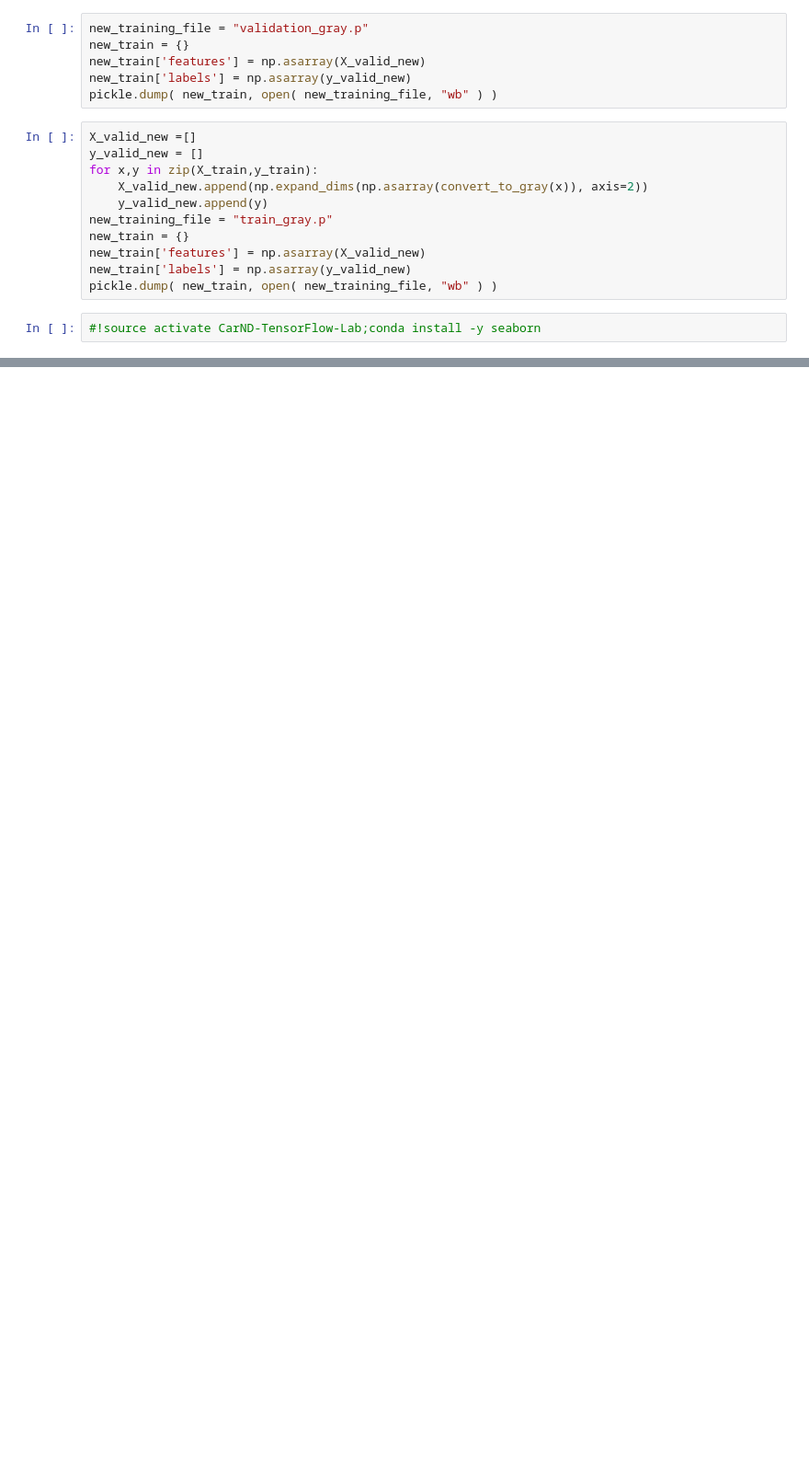
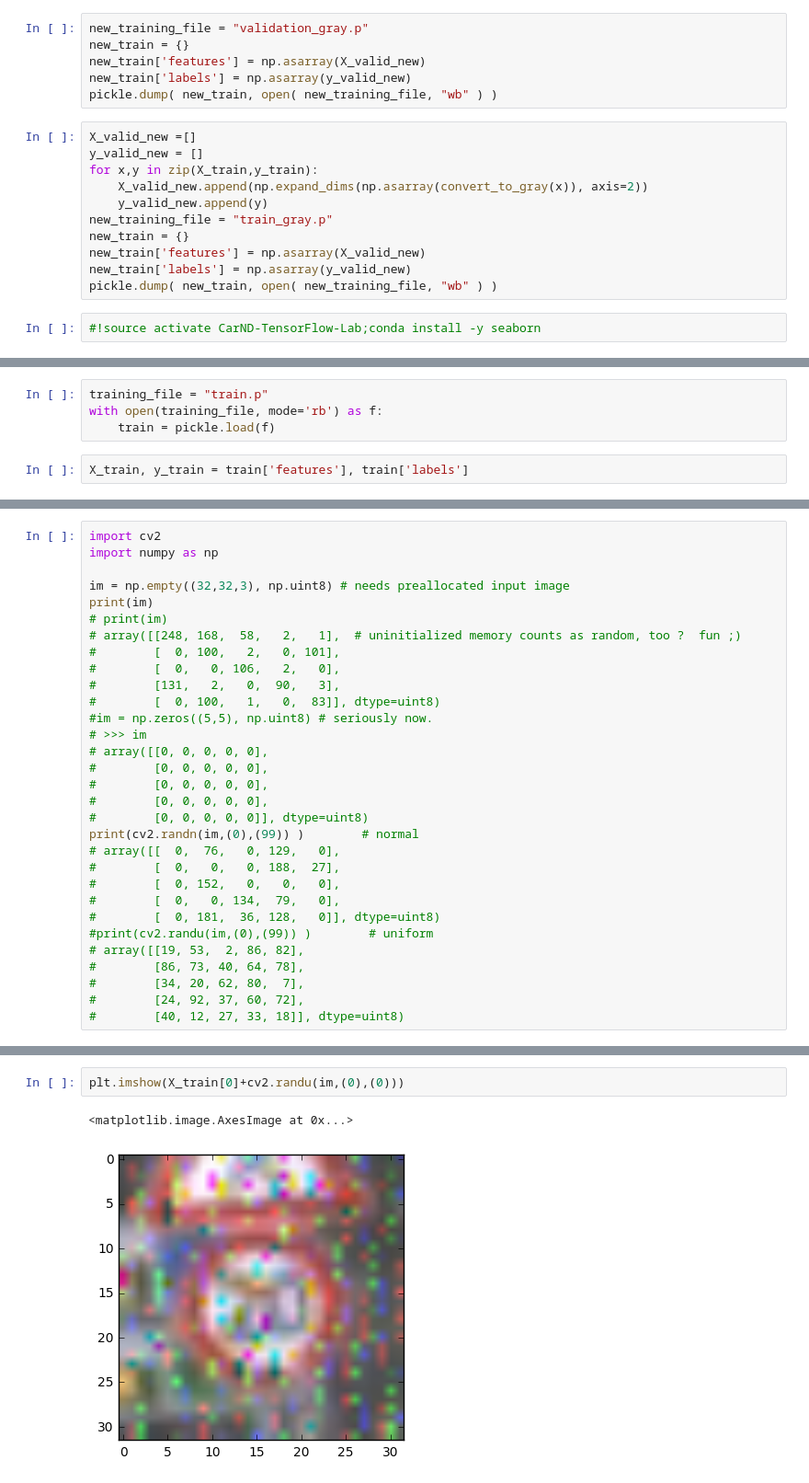
Before and after one commit to girishsk/CarND-Traffic-Sign-Classifier-Project, a Jupyter notebook: Data_processing.ipynb, the cells around one changed output, grey strips where cells are left out. Shown at 92% size. Drawn from its saved outputs; the diff is of its cells as text; blank space fills up the shorter version.

```diff
--- a/Data_processing.ipynb
+++ b/Data_processing.ipynb
@@ -99,0 +170,6 @@ def PCA_whitening(X):
+# %%
+training_file = "train.p"
+with open(training_file, mode='rb') as f:
+    train = pickle.load(f)
+# %%
+X_train, y_train = train['features'], train['labels']
@@ -99,0 +201,31 @@ def PCA_whitening(X):
+# %%
+import cv2
+import numpy as np
+
+im = np.empty((32,32,3), np.uint8) # needs preallocated input image
+print(im)
+# print(im)
+# array([[248, 168,  58,   2,   1],  # uninitialized memory counts as random, too ?  fun ;)
+#        [  0, 100,   2,   0, 101],
+#        [  0,   0, 106,   2,   0],
+#        [131,   2,   0,  90,   3],
+#        [  0, 100,   1,   0,  83]], dtype=uint8)
+#im = np.zeros((5,5), np.uint8) # seriously now.
+# >>> im
+# array([[0, 0, 0, 0, 0],
+#        [0, 0, 0, 0, 0],
+#        [0, 0, 0, 0, 0],
+#        [0, 0, 0, 0, 0],
+#        [0, 0, 0, 0, 0]], dtype=uint8)
+print(cv2.randn(im,(0),(99)) )        # normal
+# array([[  0,  76,   0, 129,   0],
+#        [  0,   0,   0, 188,  27],
+#        [  0, 152,   0,   0,   0],
+#        [  0,   0, 134,  79,   0],
+#        [  0, 181,  36, 128,   0]], dtype=uint8)
+#print(cv2.randu(im,(0),(99)) )        # uniform
+# array([[19, 53,  2, 86, 82],
+#        [86, 73, 40, 64, 78],
+#        [34, 20, 62, 80,  7],
+#        [24, 92, 37, 60, 72],
+#        [40, 12, 27, 33, 18]], dtype=uint8)
@@ -99,0 +250,5 @@ def PCA_whitening(X):
+# %%
+plt.imshow(X_train[0]+cv2.randu(im,(0),(0)))
+# %% [output]
+<matplotlib.image.AxesImage at 0x...>
+[figure, added]
```
Also changed, not shown: parts of 30 cells of this notebook, 1 other file.
